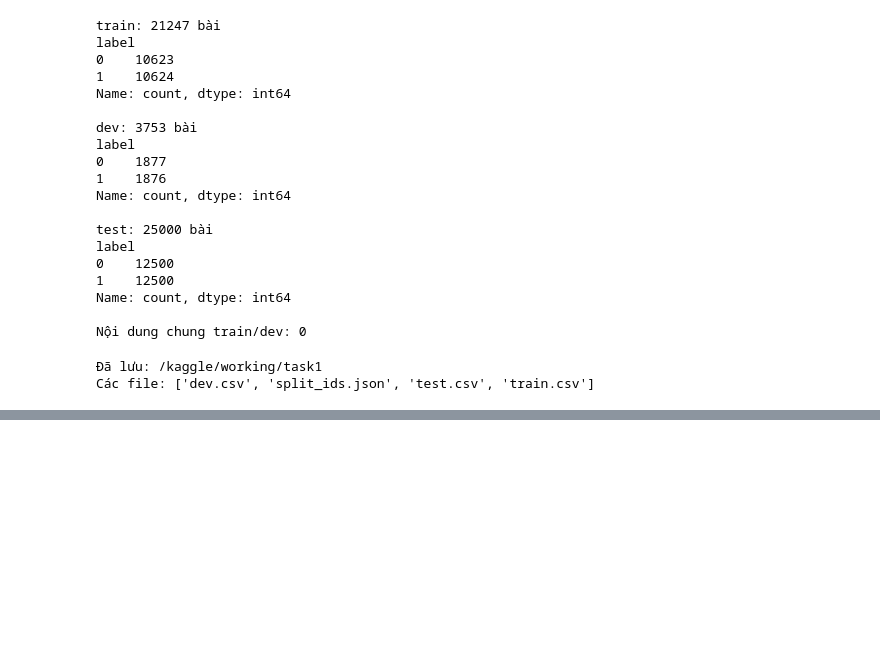
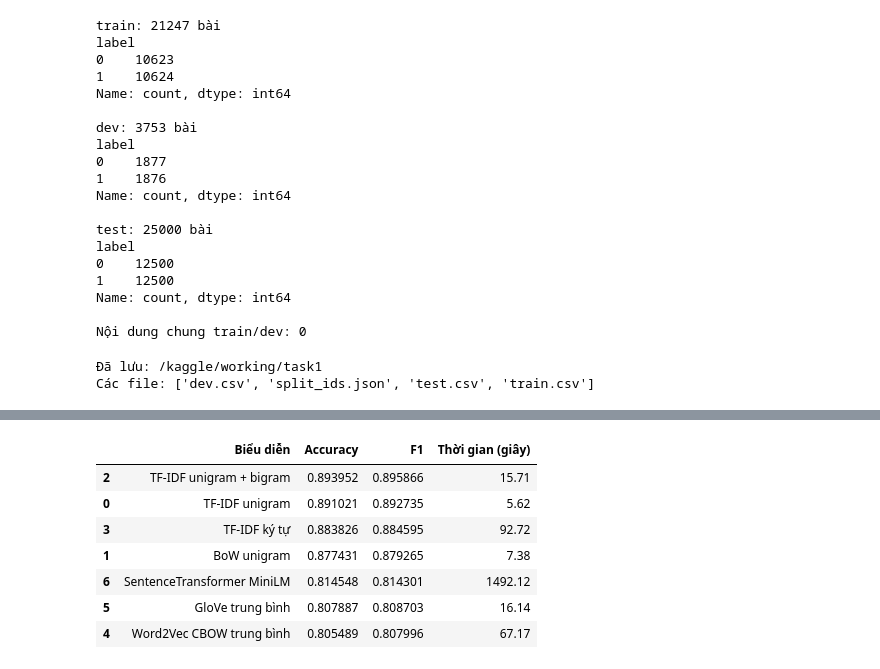
Before and after one commit to bangphan1311/NLP, a Jupyter notebook: HW03_IMDB/notebooks/hw03-imdb-sentiment.ipynb, the cells around one changed output, grey strips where cells are left out. Saved outputs shown, nothing was run; the diff lists cells and outputs as text; code cells hidden in the pictures; blank space fills up the shorter version.

Commit message:
task2: So sánh biểu diễn văn bản và ảnh hưởng của stopword

```diff
--- a/HW03_IMDB/notebooks/hw03-imdb-sentiment.ipynb
+++ b/HW03_IMDB/notebooks/hw03-imdb-sentiment.ipynb
@@ -470,0 +664,7 @@ Các file: ['dev.csv', 'split_ids.json', 'test.csv', 'train.csv']
+# %%
+import gensim.downloader as api
+
+glove = api.load("glove-wiki-gigaword-100")
+
+print("Số từ:", len(glove))
+print("Số chiều:", glove.vector_size)
@@ -470,0 +769,80 @@ Các file: ['dev.csv', 'split_ids.json', 'test.csv', 'train.csv']
+# %%
+from pathlib import Path
+import json
+import importlib.metadata as metadata
+
+task2_dir = Path("/kaggle/working/task2")
+task2_dir.mkdir(exist_ok=True)
+
+all_feature_results = pd.concat([
+    feature_results,
+    pd.DataFrame([w2v_result, glove_result, sentence_result])
+], ignore_index=True)
+
+display(all_feature_results.sort_values("F1", ascending=False))
+
+all_feature_results.to_csv(
+    task2_dir / "feature_results.csv", index=False
+)
+stopword_results.to_csv(
+    task2_dir / "stopword_results.csv", index=False
+)
+
+config = {
+    "seed": 42,
+    "train_size": len(train_df),
+    "dev_size": len(dev_df),
+    "metric": "binary F1, positive label = 1",
+    "classifier": {
+        "name": "LogisticRegression",
+        "C": 1.0,
+        "solver": "liblinear",
+        "max_iter": 1000
+    },
+    "word_features": {
+        "max_features": 30000,
+        "stopwords": stopword_options["Bỏ stopword"],
+        "token_pattern": common["token_pattern"]
+    },
+    "word2vec": {
+        "method": "CBOW",
+        "vector_size": 100,
+        "window": 5,
+        "min_count": 5,
+        "epochs": 5,
+        "workers": 1,
+        "stopwords_removed": False,
+        "pooling": "mean of known words"
+    },
+    "glove": "glove-wiki-gigaword-100, mean of known words",
+    "sentence_transformer": {
+        "model": "sentence-transformers/all-MiniLM-L6-v2",
+        "max_seq_length": encoder.max_seq_length,
+        "batch_size": 32,
+        "device": device,
+        "fine_tuned": False
+    },
+    "versions": {
+        name: metadata.version(name)
+        for name in [
+            "scikit-learn", "gensim",
+            "sentence-transformers", "torch", "numpy"
+        ]
+    }
+}
+
+(task2_dir / "config.json").write_text(
+    json.dumps(config, ensure_ascii=False, indent=2),
+    encoding="utf-8"
+)
+
+print("Đã lưu:", task2_dir)
+# %% [output]
+|  | Biểu diễn | Accuracy | F1 | Thời gian (giây) |
+| 2 | TF-IDF unigram + bigram | 0.893952 | 0.895866 | 15.71 |
+| 0 | TF-IDF unigram | 0.891021 | 0.892735 | 5.62 |
+| 3 | TF-IDF ký tự | 0.883826 | 0.884595 | 92.72 |
+| 1 | BoW unigram | 0.877431 | 0.879265 | 7.38 |
+| 6 | SentenceTransformer MiniLM | 0.814548 | 0.814301 | 1492.12 |
+| 5 | GloVe trung bình | 0.807887 | 0.808703 | 16.14 |
+| 4 | Word2Vec CBOW trung bình | 0.805489 | 0.807996 | 67.17 |
```
Also changed, not shown: parts of 10 cells of this notebook, 4 other files.
